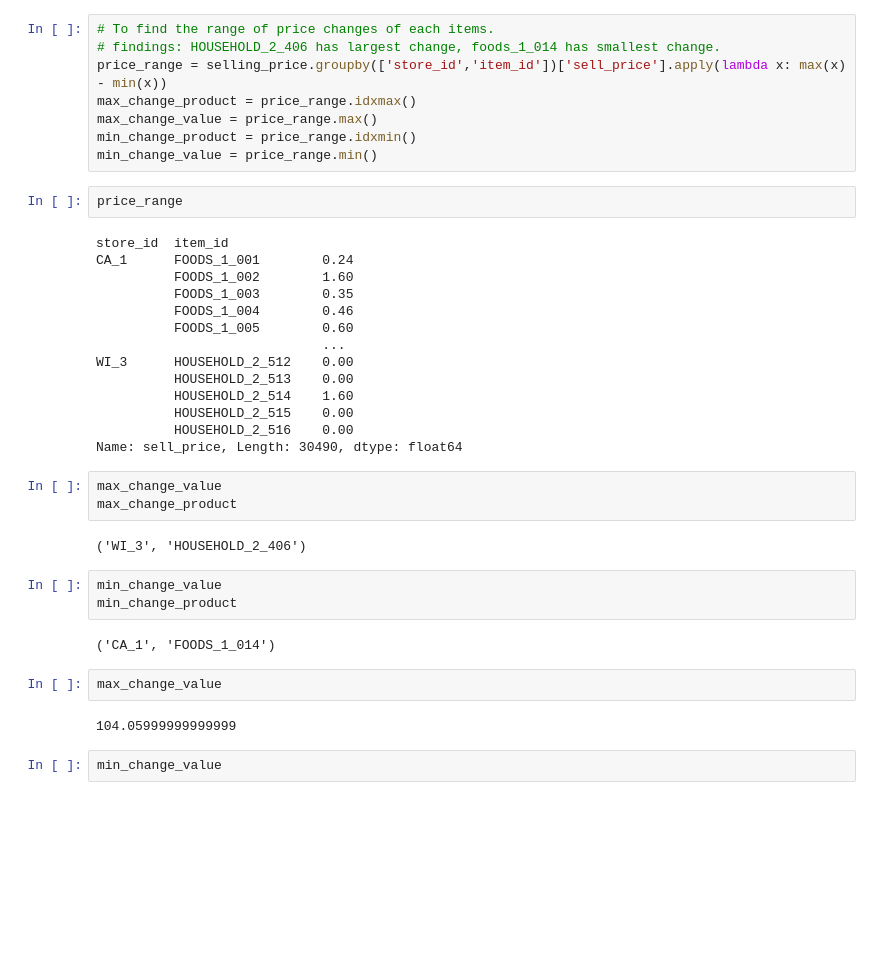
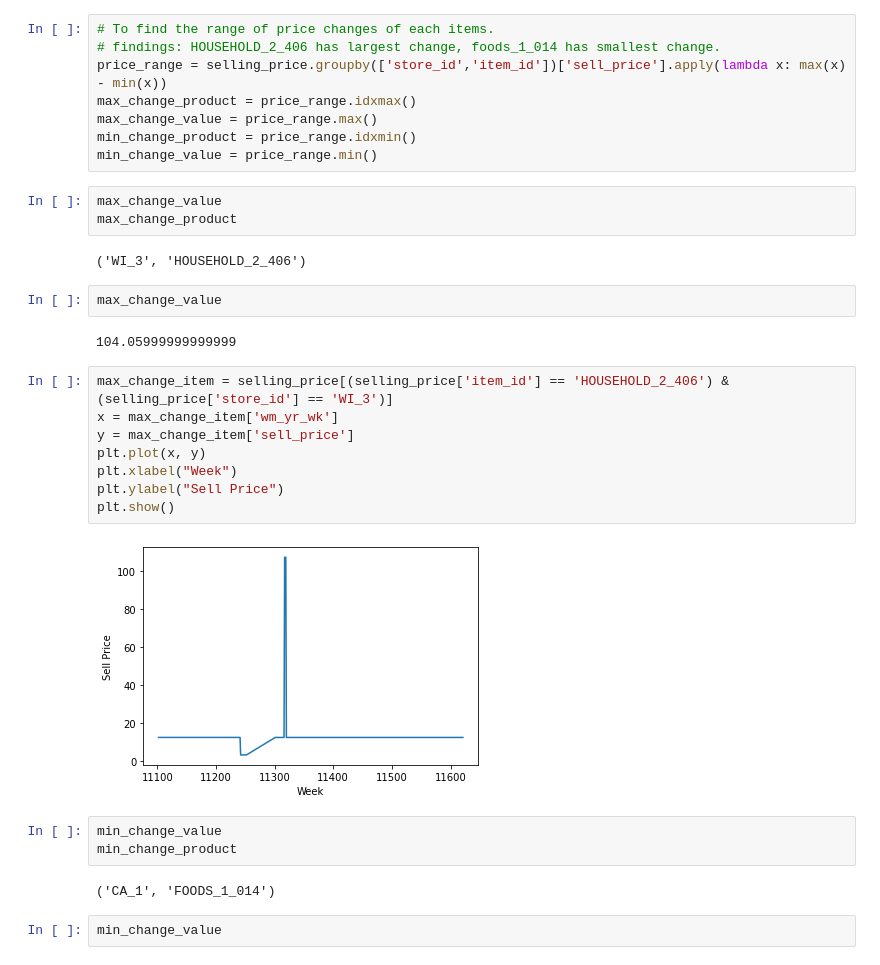
Before and after one commit to aaronmonash24/FYP, a Jupyter notebook: Data Analysis/DataExploration.ipynb, the cells around one changed output. Cells and saved outputs as stored; diff of their text form; blank space fills up the shorter version.

Commit message:
Find distribution of prices in different hierarchy

```diff
--- a/Data Analysis/DataExploration.ipynb
+++ b/Data Analysis/DataExploration.ipynb
@@ -298,36 +309,30 @@ max_change_product = price_range.idxmax()
 max_change_value = price_range.max()
 min_change_product = price_range.idxmin()
 min_change_value = price_range.min()
-# %%
-price_range
-# %% [output]
-store_id  item_id
-CA_1      FOODS_1_001        0.24
-          FOODS_1_002        1.60
-          FOODS_1_003        0.35
-          FOODS_1_004        0.46
-          FOODS_1_005        0.60
-                             ...
-WI_3      HOUSEHOLD_2_512    0.00
-          HOUSEHOLD_2_513    0.00
-          HOUSEHOLD_2_514    1.60
-          HOUSEHOLD_2_515    0.00
-          HOUSEHOLD_2_516    0.00
-Name: sell_price, Length: 30490, dtype: float64
 # %%
 max_change_value
 max_change_product
 # %% [output]
 ('WI_3', 'HOUSEHOLD_2_406')
-# %%
-min_change_value
-min_change_product
-# %% [output]
-('CA_1', 'FOODS_1_014')
 # %%
 max_change_value
 # %% [output]
 104.05999999999999
+# %%
+max_change_item = selling_price[(selling_price['item_id'] == 'HOUSEHOLD_2_406') & (selling_price['store_id'] == 'WI_3')]
+x = max_change_item['wm_yr_wk']
+y = max_change_item['sell_price']
+plt.plot(x, y)
+plt.xlabel("Week")
+plt.ylabel("Sell Price")
+plt.show()
+# %% [output]
+[figure, added]
+# %%
+min_change_value
+min_change_product
+# %% [output]
+('CA_1', 'FOODS_1_014')
 # %%
 min_change_value
 # %% [output]
```
Also changed, not shown: parts of 38 cells of this notebook.
